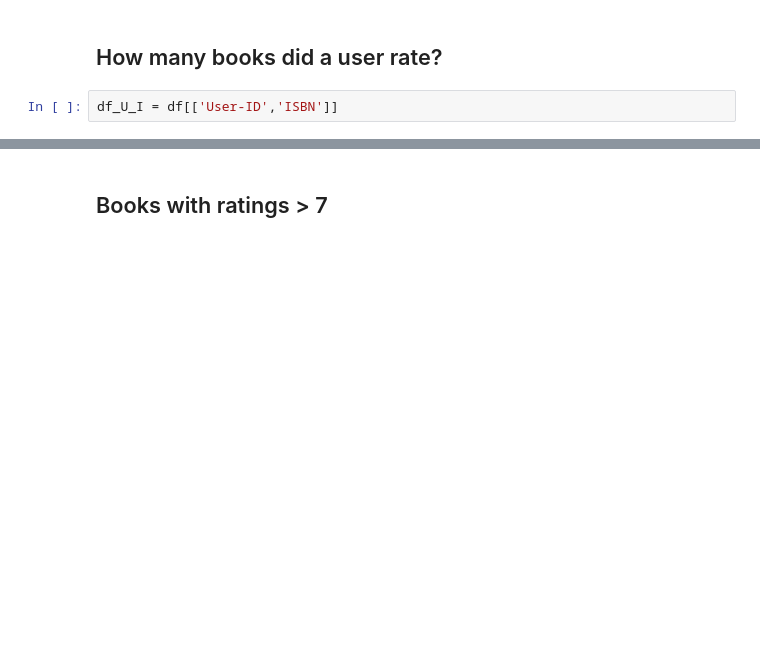
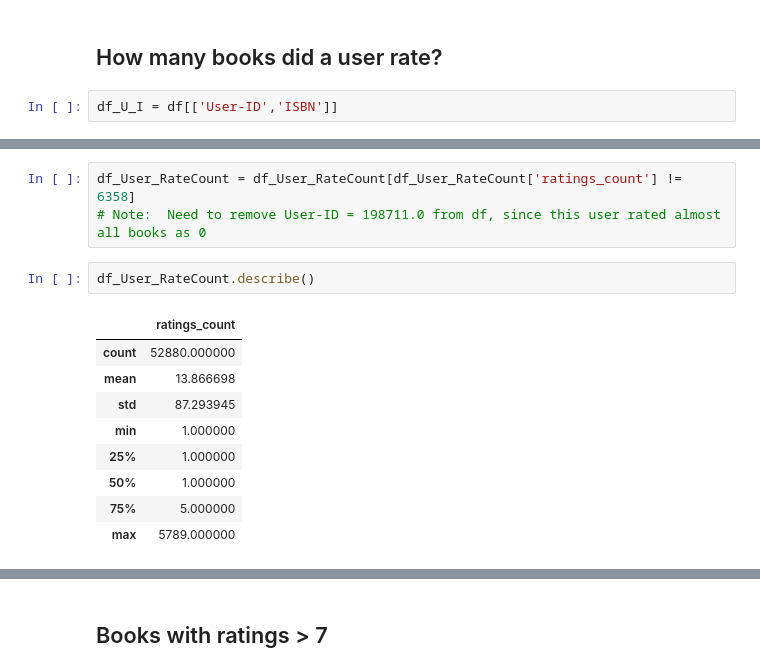
Before and after one commit to sudkpa/SB_DS, a Jupyter notebook: Career_Track/Capstone_Three/Data_Wrangle_EDA/Cap3_Notebook_stepstwothree.ipynb, the cells around one changed output, grey strips where cells are left out. Drawn from its saved outputs; the diff is of its cells as text; blank space fills up the shorter version.

```diff
--- a/Career_Track/Capstone_Three/Data_Wrangle_EDA/Cap3_Notebook_stepstwothree.ipynb
+++ b/Career_Track/Capstone_Three/Data_Wrangle_EDA/Cap3_Notebook_stepstwothree.ipynb
@@ -560,0 +588,15 @@ df_U_I.groupby(by=['User-ID']).count()
+# %%
+df_User_RateCount = df_User_RateCount[df_User_RateCount['ratings_count'] != 6358]
+# Note:  Need to remove User-ID = 198711.0 from df, since this user rated almost all books as 0
+# %%
+df_User_RateCount.describe()
+# %% [output]
+|  | ratings_count |
+| count | 52880.000000 |
+| mean | 13.866698 |
+| std | 87.293945 |
+| min | 1.000000 |
+| 25% | 1.000000 |
+| 50% | 1.000000 |
+| 75% | 5.000000 |
+| max | 5789.000000 |
```
Also changed, not shown: parts of 28 cells of this notebook.
